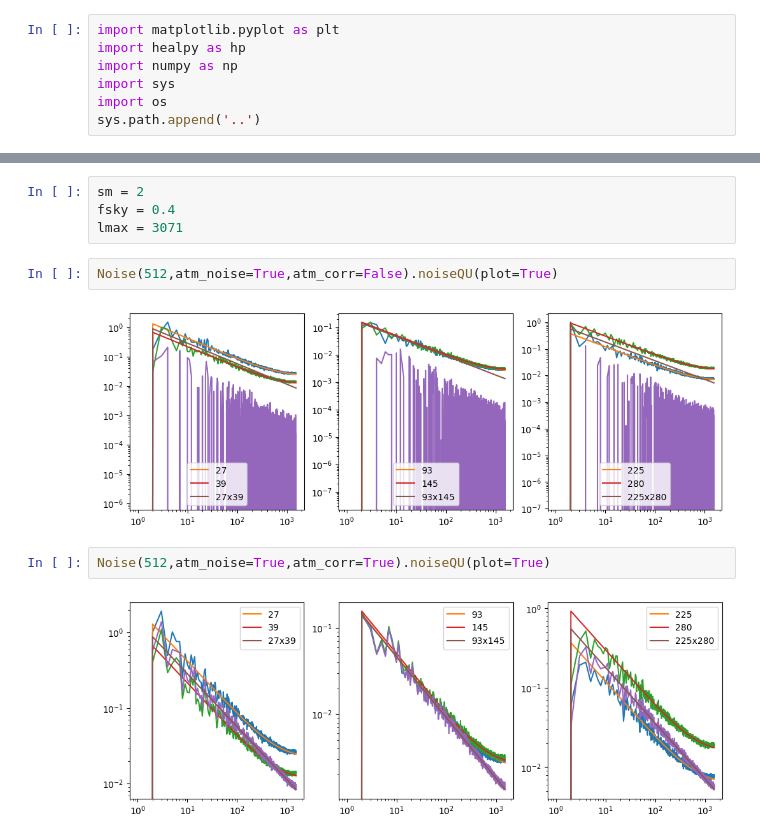
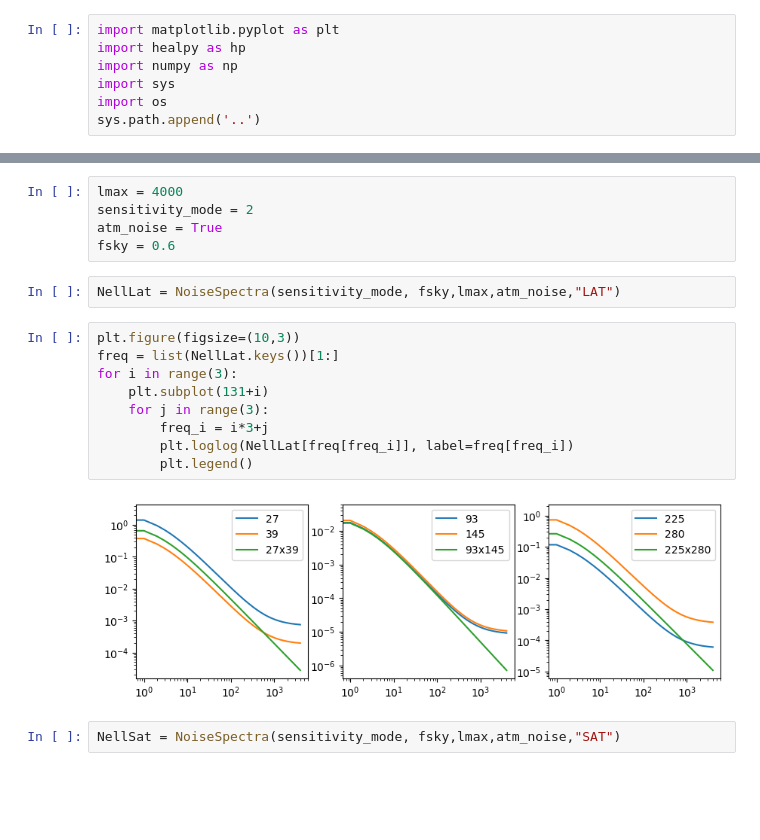
Before and after one commit to antolonappan/solat_cb, a Jupyter notebook: notebooks/so_noise.ipynb, the cells around one changed output, grey strips where cells are left out. Drawn from its saved outputs; the diff is of its cells as text; blank space fills up the shorter version.

Commit message:
new noise calculation
Signed-off-by: Anto Idicherian Lonappan <antolonappan@icloud.com>

```diff
--- a/notebooks/so_noise.ipynb
+++ b/notebooks/so_noise.ipynb
@@ -14,12 +12,20 @@ lib = '/pscratch/sd/l/lonappan/SOLAT'
-# %%
-sm = 2
-fsky = 0.4
-lmax = 3071
-# %%
-Noise(512,atm_noise=True,atm_corr=False).noiseQU(plot=True)
-# %% [output]
-[figure, removed]
-# %%
-Noise(512,atm_noise=True,atm_corr=True).noiseQU(plot=True)
-# %% [output]
-[figure, removed]
+# %%
+lmax = 4000
+sensitivity_mode = 2
+atm_noise = True
+fsky = 0.6
+# %%
+NellLat = NoiseSpectra(sensitivity_mode, fsky,lmax,atm_noise,"LAT")
+# %%
+plt.figure(figsize=(10,3))
+freq = list(NellLat.keys())[1:]
+for i in range(3):
+    plt.subplot(131+i)
+    for j in range(3):
+        freq_i = i*3+j
+        plt.loglog(NellLat[freq[freq_i]], label=freq[freq_i])
+        plt.legend()
+# %% [output]
+[figure, added]
+# %%
+NellSat = NoiseSpectra(sensitivity_mode, fsky,lmax,atm_noise,"SAT")
```
Also changed, not shown: parts of 3 cells of this notebook, 3 other files.
